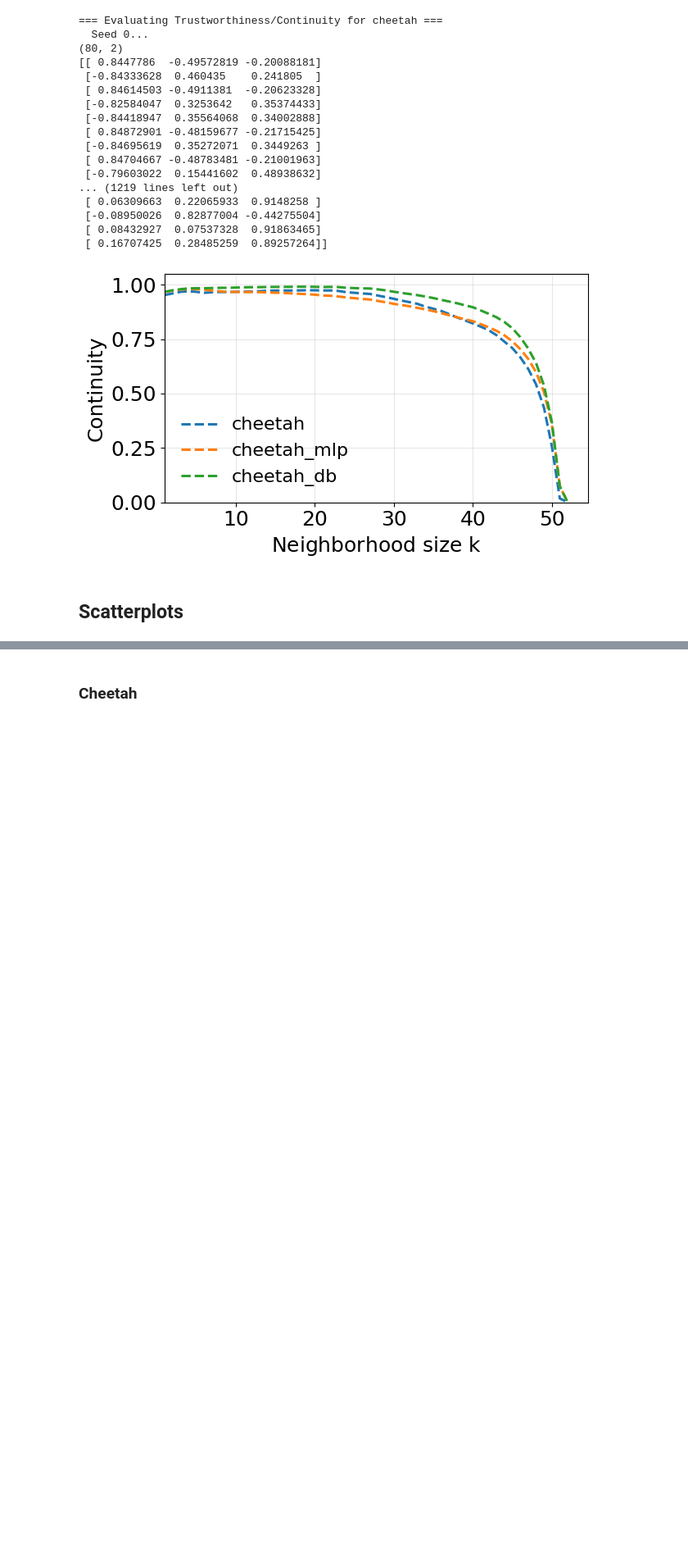
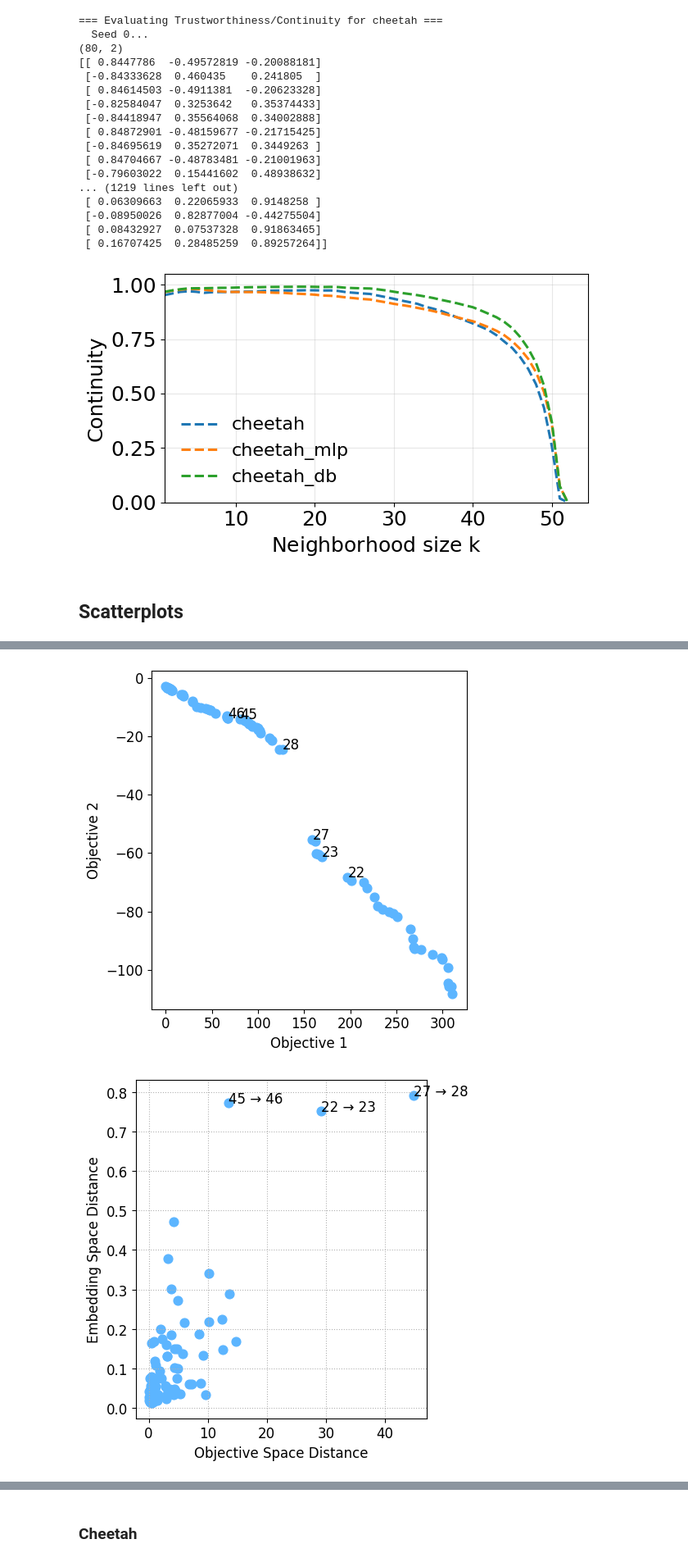
Before and after one commit to ffelten/Behavior-vs-Objective-Space, a Jupyter notebook: morl_behavior_objective/analysis/analysis_others.ipynb, the cells around one changed output, grey strips where cells are left out. Shown at 82% size. Saved outputs shown, nothing was run; the diff lists cells and outputs as text; code cells hidden in the pictures; blank space fills up the shorter version.

```diff
--- a/morl_behavior_objective/analysis/analysis_others.ipynb
+++ b/morl_behavior_objective/analysis/analysis_others.ipynb
@@ -668,0 +715,73 @@ TypeError: list indices must be integers or slices, not str
+# %%
+mpl.rcParams["text.usetex"] = False
+
+mpl.rcParams.update({
+    "text.usetex": False,
+    "font.size": 12,          # base font size
+    "axes.titlesize": 12,
+    "axes.labelsize": 12,
+    "xtick.labelsize": 12,
+    "ytick.labelsize": 12,
+    "legend.fontsize": 12
+})
+plt.figure(figsize=(5, 5))
+
+plt.scatter(
+    sorted_pf_cheetah[:, 0],
+    sorted_pf_cheetah[:, 1],
+    c=colors[0],
+    s=60
+)
+
+plt.xlabel("Objective 1")
+plt.ylabel("Objective 2")
+
+
+for i in range(len(sorted_pf_cheetah)):
+    if i in {45, 46, 27, 28, 22, 23}:
+        plt.annotate(
+            str(i),
+            (sorted_pf_cheetah[i, 0], sorted_pf_cheetah[i, 1])
+        )
+
+plt.tight_layout()
+plt.savefig(
+    f"cheetah_pf.pdf",
+    format="pdf",
+    bbox_inches="tight"
+)
+plt.show()
+
+
+
+plt.figure(figsize=(5, 5))
+
+plt.scatter(
+    d_objs_cheetah,
+    emb_dst_cheetah_mean,
+    c=colors[0],
+    s=60
+)
+
+plt.xlabel("Objective Space Distance")
+plt.ylabel("Embedding Space Distance")
+
+plt.grid(True, linestyle=":")
+
+for i in range(len(d_objs_cheetah)):
+    if i in {45, 27, 22}:
+        plt.annotate(
+            f"{i} → {i + 1}",
+            (d_objs_cheetah[i], emb_dst_cheetah_mean[i])
+        )
+
+plt.tight_layout()
+plt.savefig(
+    f"cheetah_d_mean.pdf",
+    format="pdf",
+    bbox_inches="tight"
+)
+plt.show()
+# %% [output]
+[figure, added]
+[figure, added]
```
Also changed, not shown: parts of 8 cells of this notebook.
